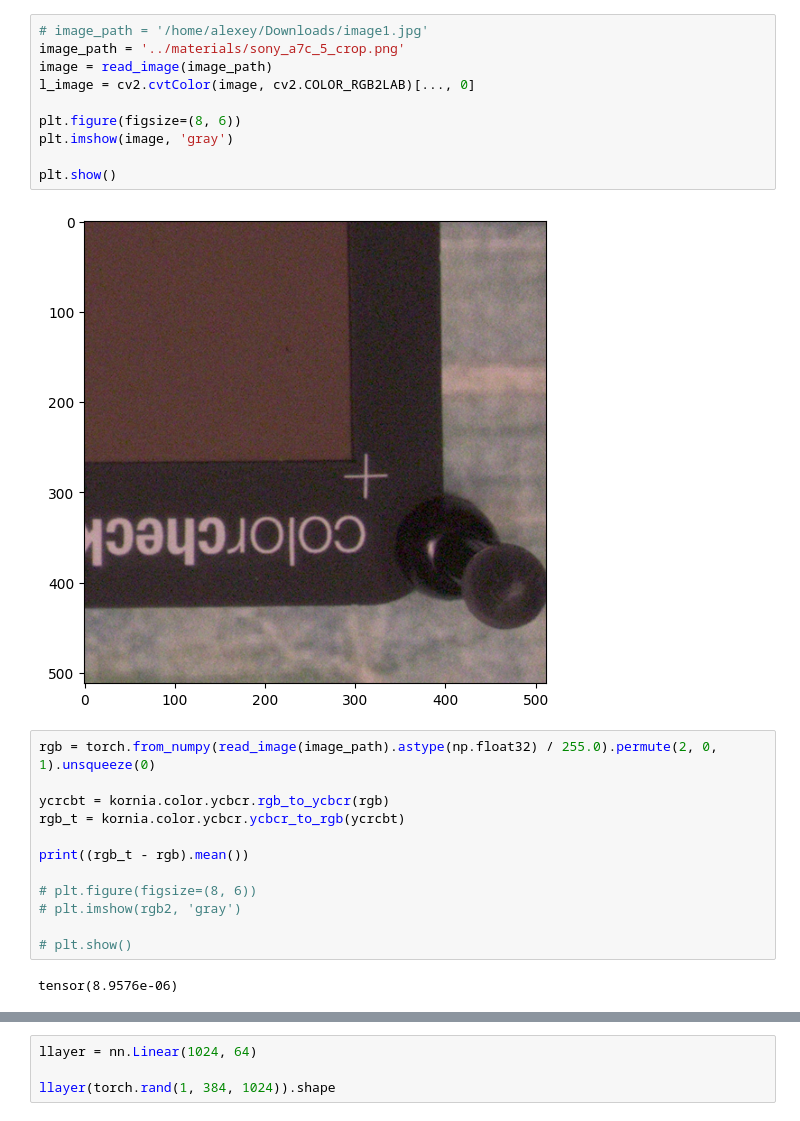
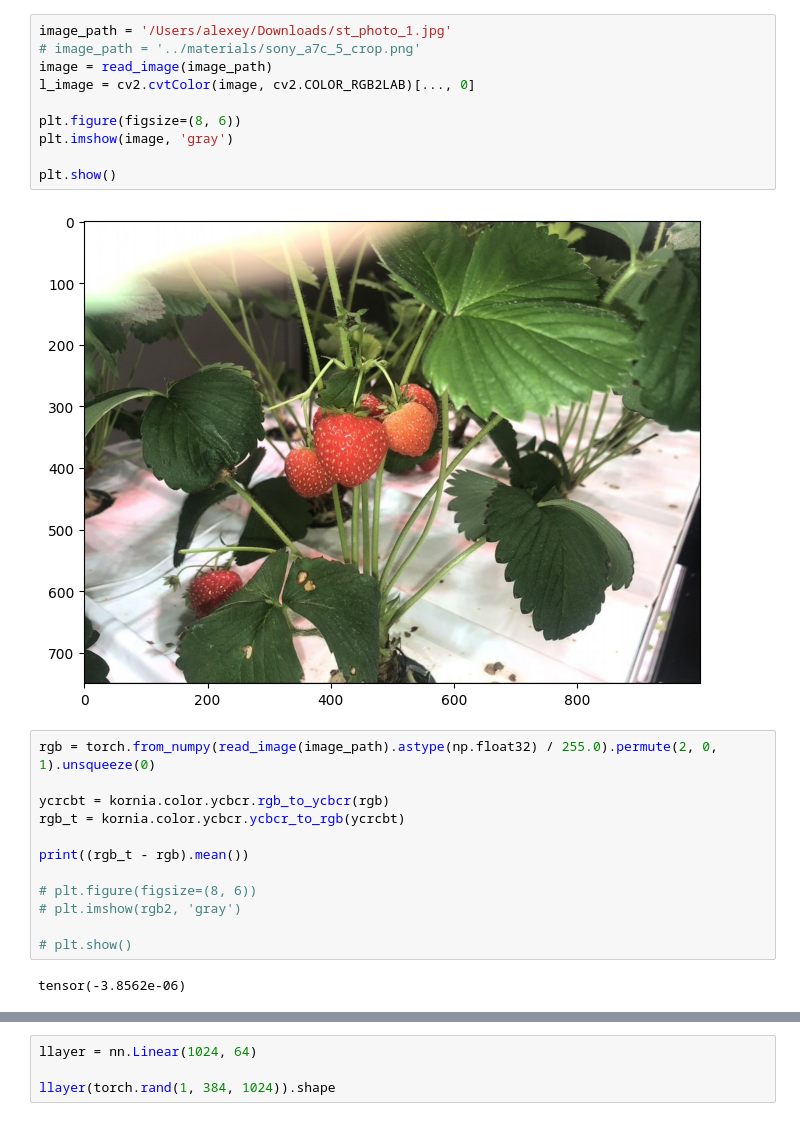
Before and after one commit to AlexeySrus/ImageReconstructionByFrequencies, a Jupyter notebook: notebooks/fourier_resampling.ipynb, the cells around one changed output, grey strips where cells are left out. Drawn from its saved outputs; the diff is of its cells as text.

```diff
--- a/notebooks/fourier_resampling.ipynb
+++ b/notebooks/fourier_resampling.ipynb
@@ -147,15 +207,15 @@ class SelfAttention(nn.Module):
 # %%
-# image_path = '/home/alexey/Downloads/image1.jpg'
-image_path = '../materials/sony_a7c_5_crop.png'
+image_path = '/Users/alexey/Downloads/st_photo_1.jpg'
+# image_path = '../materials/sony_a7c_5_crop.png'
 image = read_image(image_path)
 l_image = cv2.cvtColor(image, cv2.COLOR_RGB2LAB)[..., 0]
 
 plt.figure(figsize=(8, 6))
 plt.imshow(image, 'gray')
 
 plt.show()
 # %% [output]
-[figure, old version]
+[figure, new version]
 # %%
 rgb = torch.from_numpy(read_image(image_path).astype(np.float32) / 255.0).permute(2, 0, 1).unsqueeze(0)
 
@@ -169,7 +229,7 @@ print((rgb_t - rgb).mean())
 
 # plt.show()
 # %% [output]
-tensor(8.9576e-06)
+tensor(-3.8562e-06)
 # %%
 img_fft = np.fft.fft2(l_image - 0.5).astype(np.cfloat)
 t_tensor = torch.from_numpy(img_fft).to(torch.cfloat)
```
Also changed, not shown: parts of 10 cells of this notebook, 1 other file.
